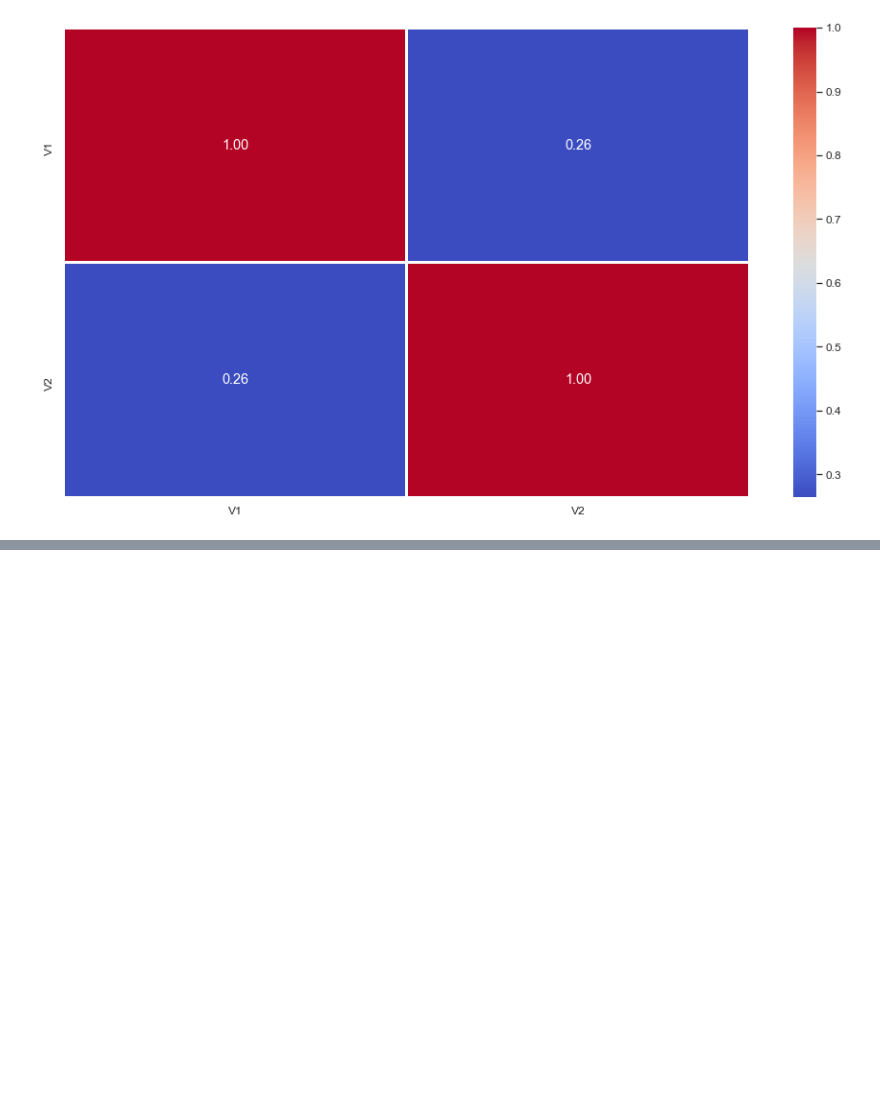
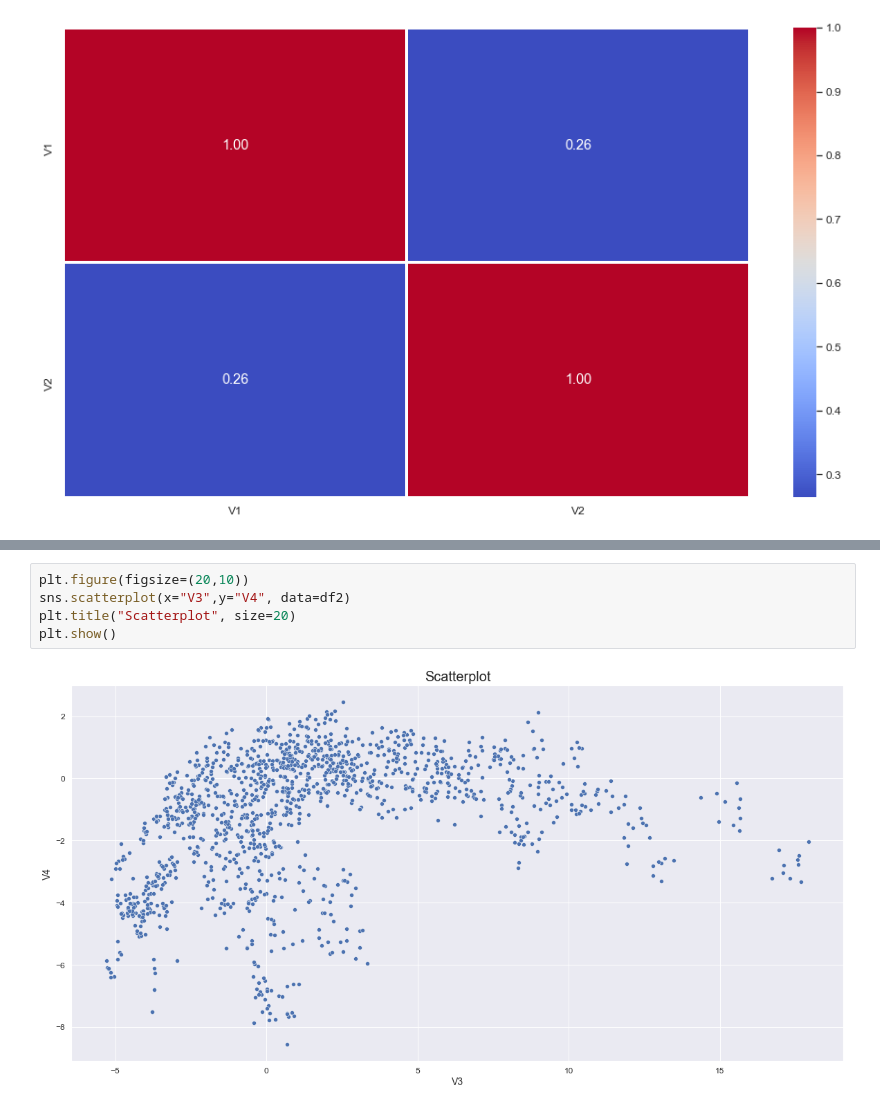
Before and after one commit to dennislamcv1/KMeansUOL, a Jupyter notebook: Exploratory Data Analysis.ipynb, the cells around one changed output, grey strips where cells are left out. Cells and saved outputs as stored; diff of their text form; blank space fills up the shorter version.

```diff
--- a/Exploratory Data Analysis.ipynb
+++ b/Exploratory Data Analysis.ipynb
@@ -180,0 +257,7 @@ plt.show()
+# %%
+plt.figure(figsize=(20,10))
+sns.scatterplot(x="V3",y="V4", data=df2)
+plt.title("Scatterplot", size=20)
+plt.show()
+# %% [output]
+[figure, added]
```
Also changed, not shown: parts of 16 cells of this notebook, 4 other files.
